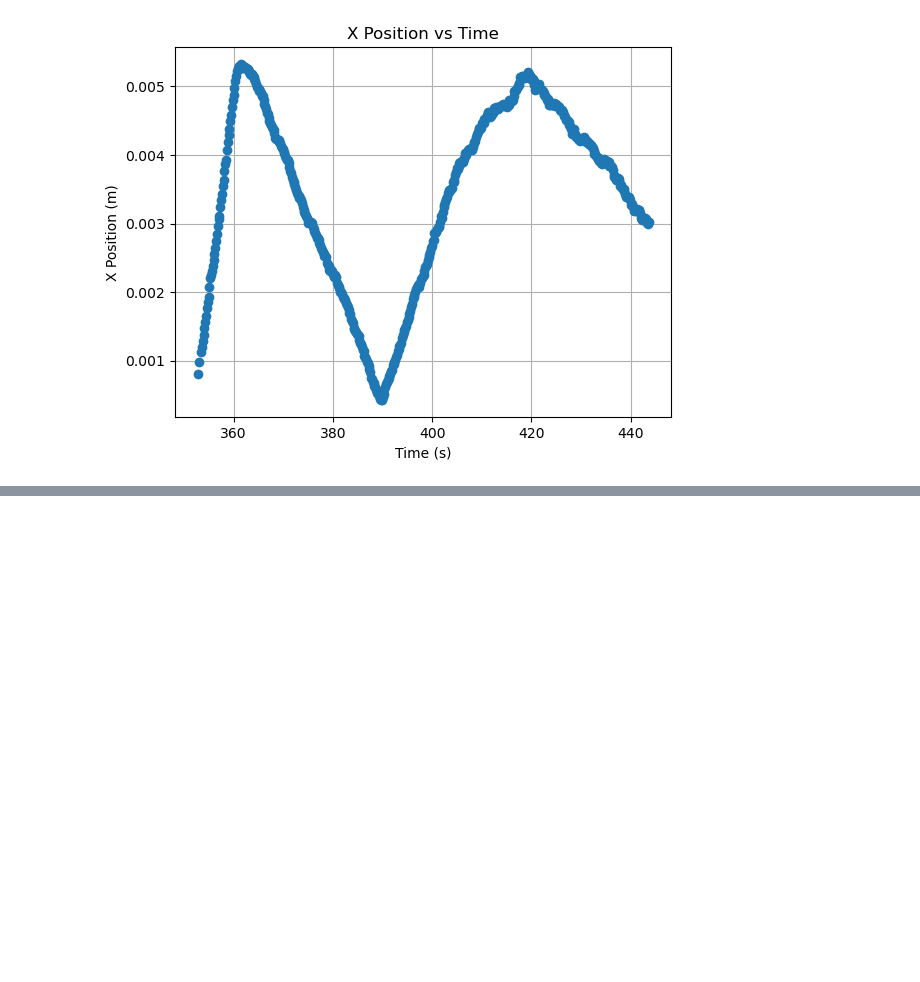
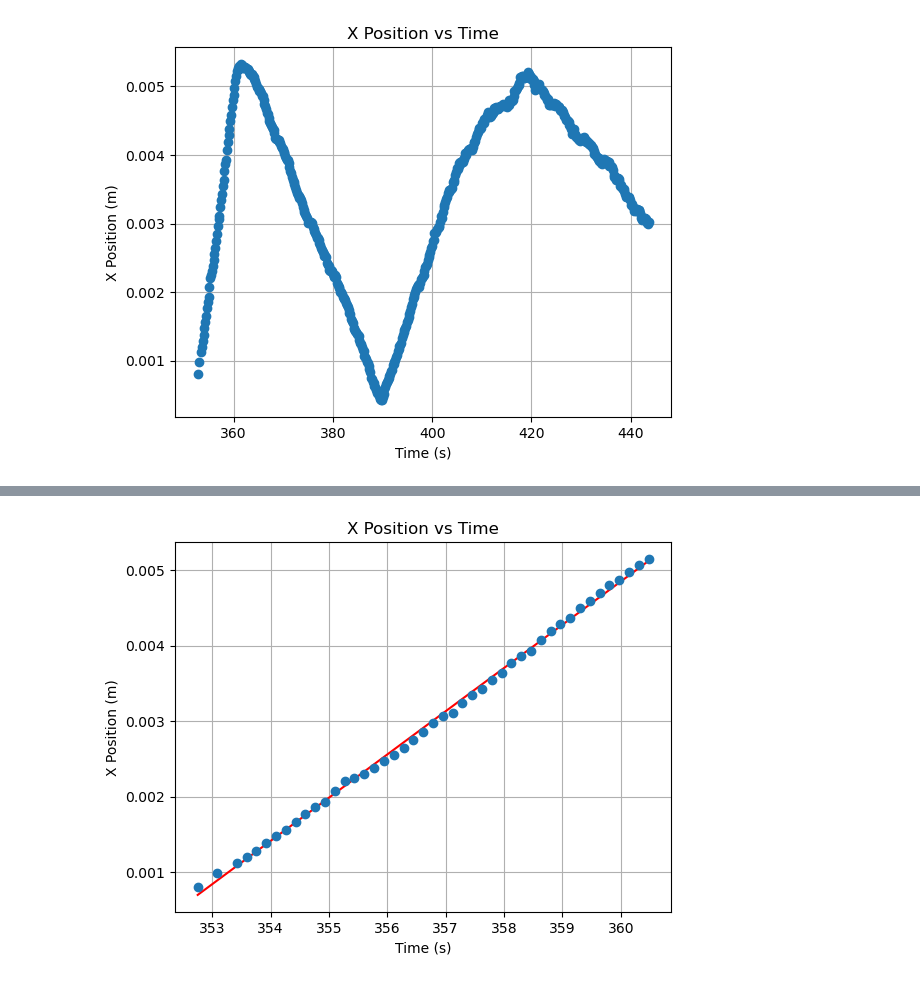
Before and after one commit to wasnaqvi/Projects, a Jupyter notebook: Misc/Millikan.ipynb, the cells around one changed output, grey strips where cells are left out. Cells and saved outputs as stored; diff of their text form; code cells hidden in the pictures; blank space fills up the shorter version.

Commit message:
I have done 2 Masses. All Labelled and read my comments. Code should be very easy to follow,Wasi

```diff
--- a/Misc/Millikan.ipynb
+++ b/Misc/Millikan.ipynb
@@ -136,0 +131,92 @@ maxpoint
+# %%
+# For MassA0325.txt the data basically is in four fucking parts. The First part chops off at approx 360s.I can be precise and find these data points. But seriously,Jesus Christ.
+
+# Finding max value of data[1] where data[1] is greater than 0.05
+
+# For MassA0325.txt the data basically is in four fucking parts. The First part chops off at approx 360s.I can be precise and find these data points. But seriously,Jesus Christ.
+
+# Finding max value of data[1] where data[1] is greater than 0.05
+
+
+result = data[(data[0] > 360) & (data[0]<369) & (data[1] > 0.005)]
+print(result.tail())
+
+
+
+# Plot data from 0 to to 360ish seconds
+
+data1=data[data[0]<=360.5]
+
+print(data1.tail())
+popt1, pcov1 = curve_fit(linear, data1[0], data1[1])
+fig, ax = plt.subplots()
+# Plot the data in one and the line in the other
+ax.plot(data1[0], linear(data1[0], *popt1), 'r-')
+ax.plot(data1[0], data1[1], 'o')
+ax.set_xlabel('Time (s)')
+ax.set_ylabel('X Position (m)')
+ax.set_title('X Position vs Time')
+ax.grid()
+plt.show()
+
+
+print('Slope 1: ', popt1[0])
+
+data2 = data[(data[0] > 365)& (data[0]<390)]
+
+popt2, pcov2 = curve_fit(linear, data2[0], data2[1])
+plt.plot(data2[0], data2[1], 'o')
+plt.xlabel('Time (s)')
+plt.ylabel('X Position (m)')
+plt.title('X Position vs Time')
+plt.grid()
+plt.show()
+
+
+
+data3 = data[(data[0] > 390)& (data[0]<420)]
+
+popt3, pcov3 = curve_fit(linear, data3[0], data3[1])
+plt.plot(data3[0], data3[1], 'o')
+plt.xlabel('Time (s)')
+plt.ylabel('X Position (m)')
+plt.title('X Position vs Time')
+plt.grid()
+plt.show()
+data4 = data[(data[0] > 420)& (data[0]<430)]
+
+popt4, pcov4 = curve_fit(linear, data4[0], data4[1])
+plt.plot(data4[0], data4[1], 'o')
+plt.xlabel('Time (s)')
+plt.ylabel('X Position (m)')
+plt.title('X Position vs Time')
+plt.grid()
+plt.show()
+
+print('Slope 1: ', popt1[0])
+print('Slope 2: ', popt2[0])
+print('Slope 3: ', popt3[0])
+print('Slope 4: ', popt4[0])
+
+
+
+
+
+# Plotting the three linear fits together on one plot
+fig, ax = plt.subplots()
+# Plot the data in one and the line in the other
+ax.plot(data1[0], linear(data1[0], *popt1), color='blue', label='First Linear Fit', linestyle='dashed')
+
+ax.plot(data2[0], linear(data2[0], *popt2), color='green', label='Second Linear Fit', linestyle='dashed')
+
+ax.plot(data3[0], linear(data3[0], *popt3), 'r-', label='Third Linear Fit', linestyle='dashed')
+
+ax.plot(data4[0], linear(data4[0], *popt4), 'y-', label='Fourth Linear Fit', linestyle='dashed')
+
+
+ax.set_xlabel('Time (s)')
+ax.set_ylabel('X Position (m)')
+ax.set_title('X Position vs Time')
+ax.grid()
+plt.show()
+# %% [output]
@@ -136,0 +235 @@ maxpoint
+[figure, added]
```
Also changed, not shown: parts of 2 cells of this notebook.
